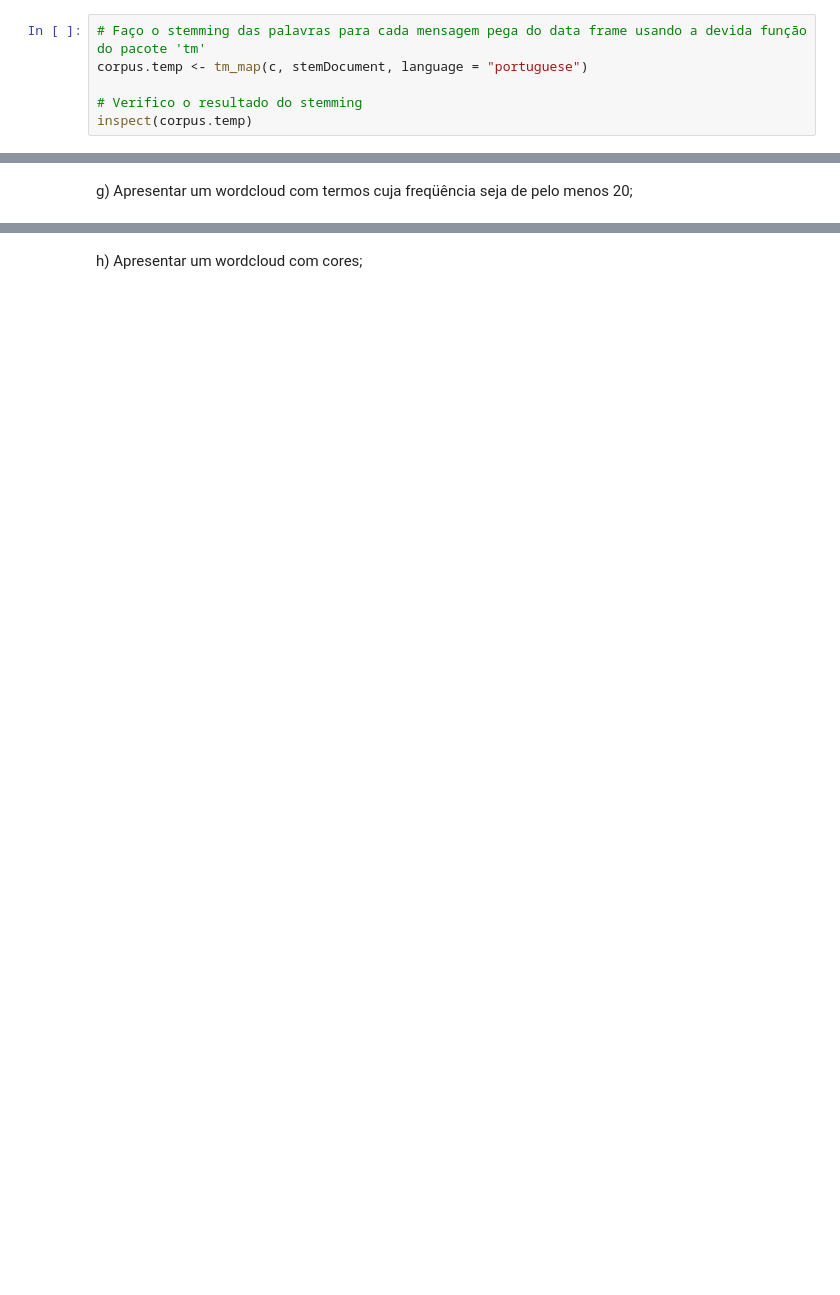
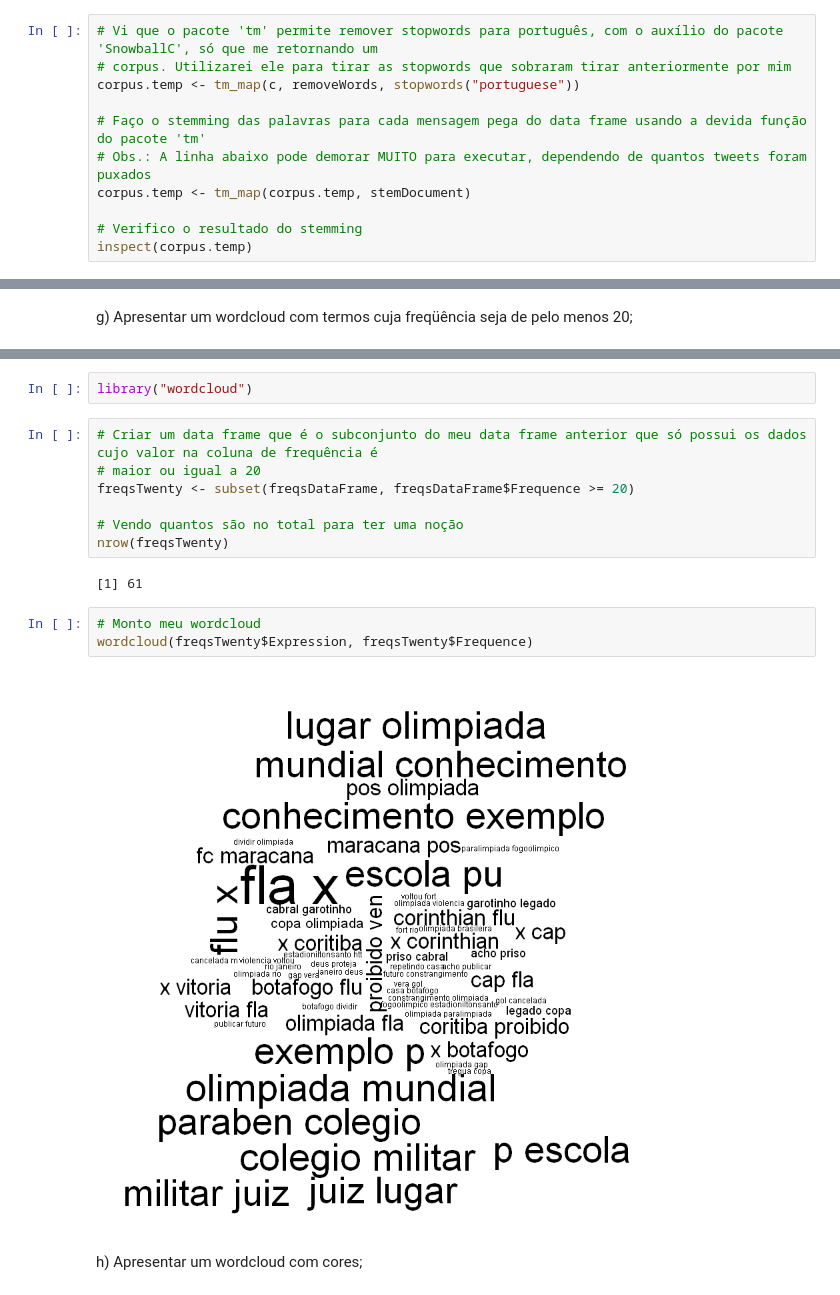
Before and after one commit to ninofabrizio/InteligenciaCompetitiva, a Jupyter notebook: Olympics2016/Olympics2016Research.ipynb, the cells around one changed output, grey strips where cells are left out. Cells and saved outputs as stored; diff of their text form; blank space fills up the shorter version.

```diff
--- a/Olympics2016/Olympics2016Research.ipynb
+++ b/Olympics2016/Olympics2016Research.ipynb
@@ -218,8 +223,13 @@ c <- Corpus(src)
 # Crio uma cópia desse corpus para usar de dicionário para completar as palavras derivadas do meu stemming
 c_copy <- c
 # %%
+# Vi que o pacote 'tm' permite remover stopwords para português, com o auxílio do pacote 'SnowballC', só que me retornando um
+# corpus. Utilizarei ele para tirar as stopwords que sobraram tirar anteriormente por mim
+corpus.temp <- tm_map(c, removeWords, stopwords("portuguese"))
+
 # Faço o stemming das palavras para cada mensagem pega do data frame usando a devida função do pacote 'tm'
-corpus.temp <- tm_map(c, stemDocument, language = "portuguese")
+# Obs.: A linha abaixo pode demorar MUITO para executar, dependendo de quantos tweets foram puxados
+corpus.temp <- tm_map(corpus.temp, stemDocument)
 
 # Verifico o resultado do stemming
 inspect(corpus.temp)
@@ -340,2 +428,18 @@ g) Apresentar um wordcloud com termos cuja freqüência seja de pelo menos 20;
+# %%
+library("wordcloud")
+# %%
+# Criar um data frame que é o subconjunto do meu data frame anterior que só possui os dados cujo valor na coluna de frequência é
+# maior ou igual a 20
+freqsTwenty <- subset(freqsDataFrame, freqsDataFrame$Frequence >= 20)
+
+# Vendo quantos são no total para ter uma noção
+nrow(freqsTwenty)
+# %% [output]
+[1] 61
+# %%
+# Monto meu wordcloud
+wordcloud(freqsTwenty$Expression, freqsTwenty$Frequence)
+# %% [output]
+[figure, added]
 # %% [markdown]
 h) Apresentar um wordcloud com cores;
```
Also changed, not shown: parts of 22 cells of this notebook.
